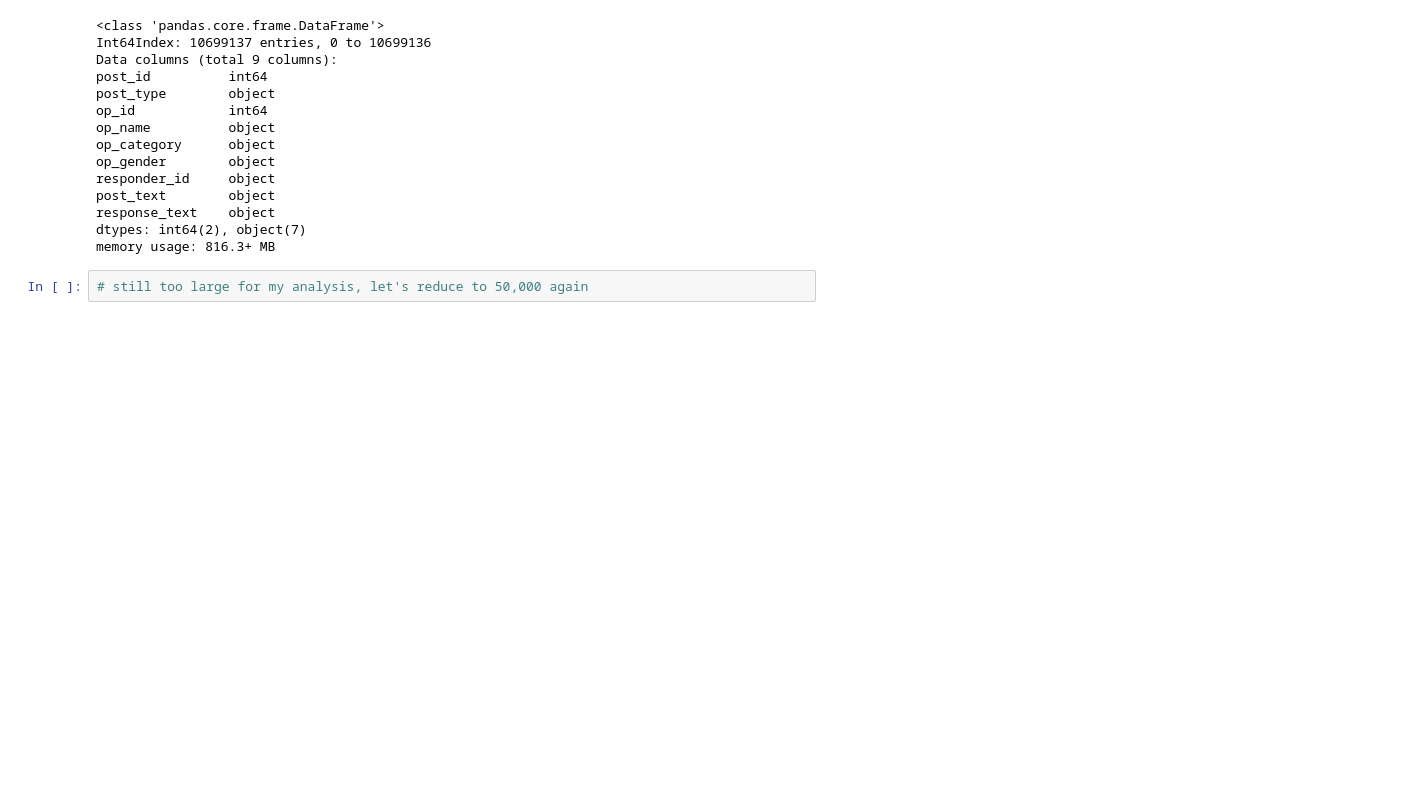
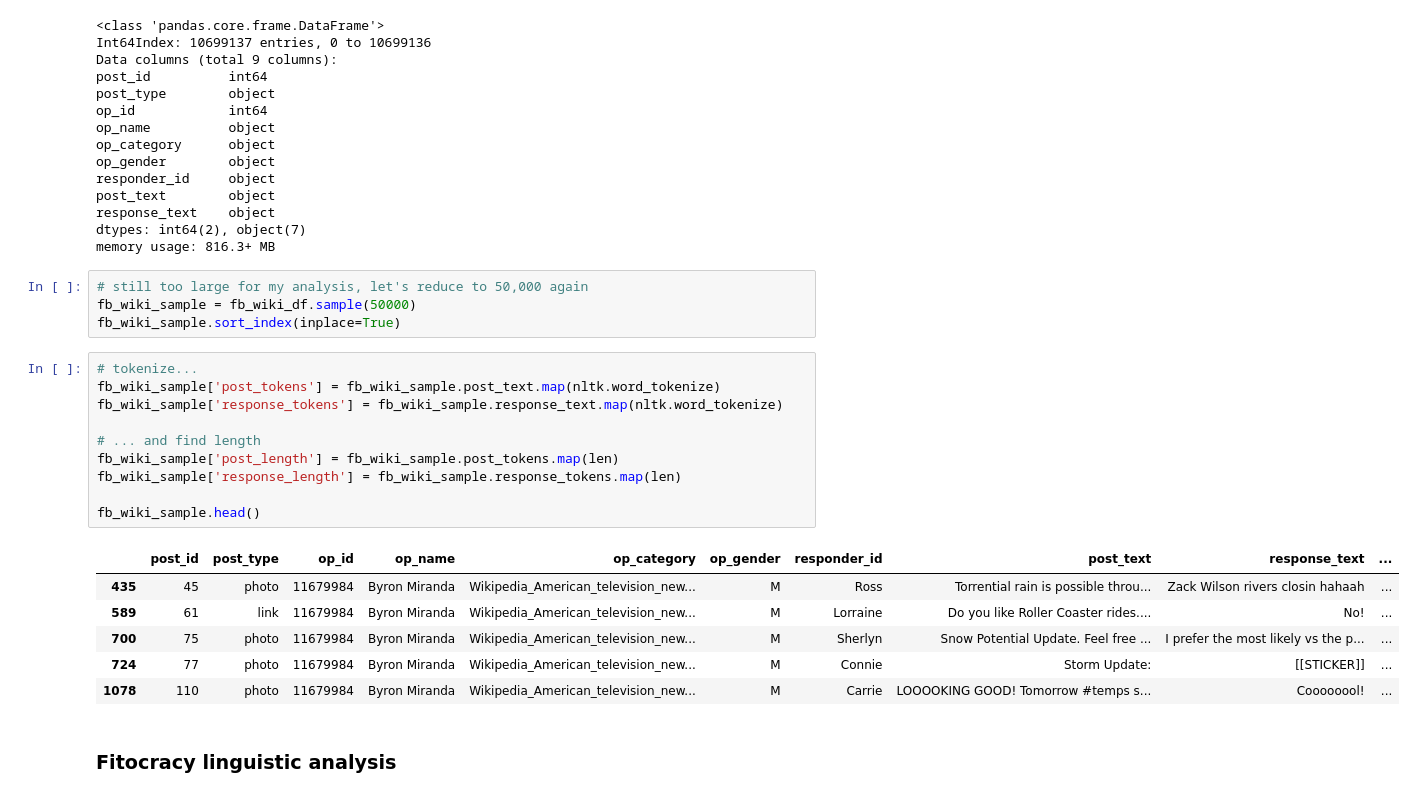
Before and after one commit to Data-Science-for-Linguists-2019/Gendered-Interaction-Online, a Jupyter notebook: exploratory_data_analysis/main_analysis.ipynb, the cells around one changed output. Cells and saved outputs as stored; diff of their text form; blank space fills up the shorter version.

Commit message:
tokenized text

```diff
--- a/exploratory_data_analysis/main_analysis.ipynb
+++ b/exploratory_data_analysis/main_analysis.ipynb
@@ -426,3 +426,24 @@ dtypes: int64(2), object(7)
 memory usage: 816.3+ MB
 # %%
 # still too large for my analysis, let's reduce to 50,000 again
+fb_wiki_sample = fb_wiki_df.sample(50000)
+fb_wiki_sample.sort_index(inplace=True)
+# %%
+# tokenize...
+fb_wiki_sample['post_tokens'] = fb_wiki_sample.post_text.map(nltk.word_tokenize)
+fb_wiki_sample['response_tokens'] = fb_wiki_sample.response_text.map(nltk.word_tokenize)
+
+# ... and find length
+fb_wiki_sample['post_length'] = fb_wiki_sample.post_tokens.map(len)
+fb_wiki_sample['response_length'] = fb_wiki_sample.response_tokens.map(len)
+
+fb_wiki_sample.head()
+# %% [output]
+|  | post_id | post_type | op_id | op_name | op_category | op_gender | responder_id | post_text | response_text | ... |
+| 435 | 45 | photo | 11679984 | Byron Miranda | Wikipedia_American_television_new... | M | Ross | Torrential rain is possible throu... | Zack Wilson rivers closin hahaah | ... |
+| 589 | 61 | link | 11679984 | Byron Miranda | Wikipedia_American_television_new... | M | Lorraine | Do you like Roller Coaster rides.... | No! | ... |
+| 700 | 75 | photo | 11679984 | Byron Miranda | Wikipedia_American_television_new... | M | Sherlyn | Snow Potential Update. Feel free ... | I prefer the most likely vs the p... | ... |
+| 724 | 77 | photo | 11679984 | Byron Miranda | Wikipedia_American_television_new... | M | Connie | Storm Update: | [[STICKER]] | ... |
+| 1078 | 110 | photo | 11679984 | Byron Miranda | Wikipedia_American_television_new... | M | Carrie | LOOOOKING GOOD! Tomorrow #temps s... | Coooooool! | ... |
+# %% [markdown]
+### Fitocracy linguistic analysis
```
Also changed, not shown: parts of 11 cells of this notebook.
